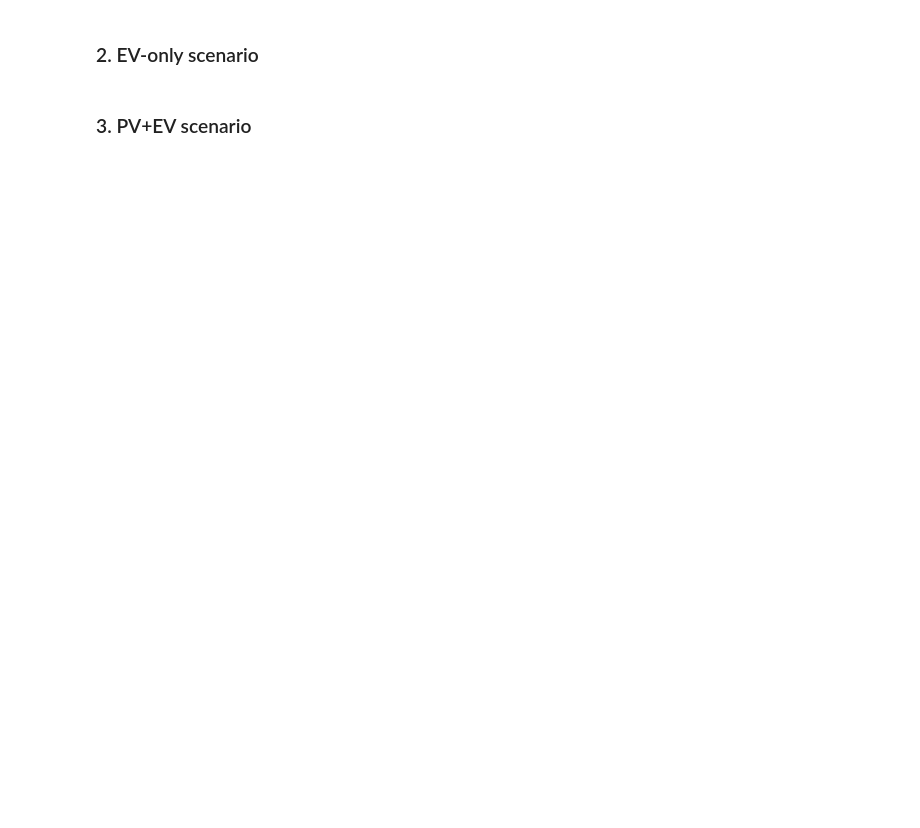
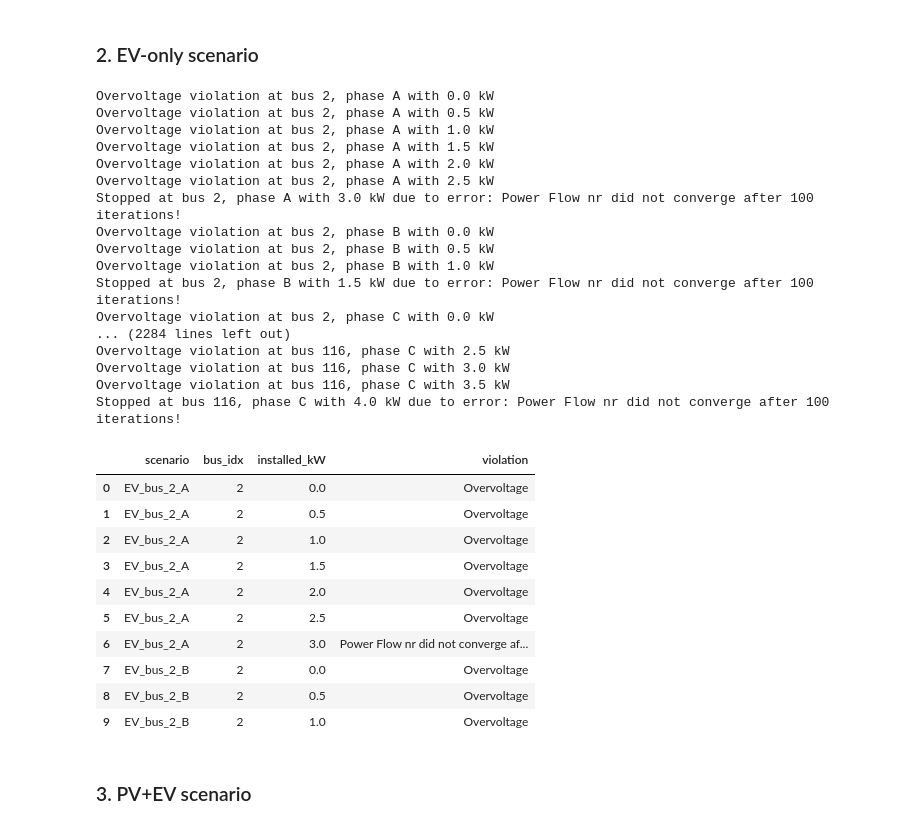
Before and after one commit to antoniovitorvb/IST-thesis-hosting-capacity, a Jupyter notebook: notebooks/deterministic_HC.ipynb, the cells around one changed output. Drawn from its saved outputs; the diff is of its cells as text; code cells hidden in the pictures; blank space fills up the shorter version.

```diff
--- a/notebooks/deterministic_HC.ipynb
+++ b/notebooks/deterministic_HC.ipynb
@@ -35,9 +114,39 @@ pv_hc_results.to_csv(os.path.join(output_path, 'pv_hc_results.csv'))
 # %% [markdown]
 ### 2. EV-only scenario
 # %%
-ev_hc_results = pp_simu.hc_deterministic(net, add_kw=1.0, max_kw=20.0, pv=False, ev=True)
+ev_res, ev_summary = pp_simu.hc_deterministic(net, add_kw=0.5, max_kw=30.0, pv=False, ev=True)
 
-ev_hc_results.to_csv(os.path.join(output_path, 'ev_hc_results.csv'))
+# ev_hc_results.to_csv(os.path.join(output_path, 'ev_hc_results.csv'))
+ev_summary.head(10)
+# %% [output]
+Overvoltage violation at bus 2, phase A with 0.0 kW
+Overvoltage violation at bus 2, phase A with 0.5 kW
+Overvoltage violation at bus 2, phase A with 1.0 kW
+Overvoltage violation at bus 2, phase A with 1.5 kW
+Overvoltage violation at bus 2, phase A with 2.0 kW
+Overvoltage violation at bus 2, phase A with 2.5 kW
+Stopped at bus 2, phase A with 3.0 kW due to error: Power Flow nr did not converge after 100 iterations!
+Overvoltage violation at bus 2, phase B with 0.0 kW
+Overvoltage violation at bus 2, phase B with 0.5 kW
+Overvoltage violation at bus 2, phase B with 1.0 kW
+Stopped at bus 2, phase B with 1.5 kW due to error: Power Flow nr did not converge after 100 iterations!
+Overvoltage violation at bus 2, phase C with 0.0 kW
+... (2284 lines left out)
+Overvoltage violation at bus 116, phase C with 2.5 kW
+Overvoltage violation at bus 116, phase C with 3.0 kW
+Overvoltage violation at bus 116, phase C with 3.5 kW
+Stopped at bus 116, phase C with 4.0 kW due to error: Power Flow nr did not converge after 100 iterations!
+|  | scenario | bus_idx | installed_kW | violation |
+| 0 | EV_bus_2_A | 2 | 0.0 | Overvoltage |
+| 1 | EV_bus_2_A | 2 | 0.5 | Overvoltage |
+| 2 | EV_bus_2_A | 2 | 1.0 | Overvoltage |
+| 3 | EV_bus_2_A | 2 | 1.5 | Overvoltage |
+| 4 | EV_bus_2_A | 2 | 2.0 | Overvoltage |
+| 5 | EV_bus_2_A | 2 | 2.5 | Overvoltage |
+| 6 | EV_bus_2_A | 2 | 3.0 | Power Flow nr did not converge af... |
+| 7 | EV_bus_2_B | 2 | 0.0 | Overvoltage |
+| 8 | EV_bus_2_B | 2 | 0.5 | Overvoltage |
+| 9 | EV_bus_2_B | 2 | 1.0 | Overvoltage |
 # %% [markdown]
 ### 3. PV+EV scenario
 # %%
```
Also changed, not shown: parts of 4 cells of this notebook, 15 other files.
